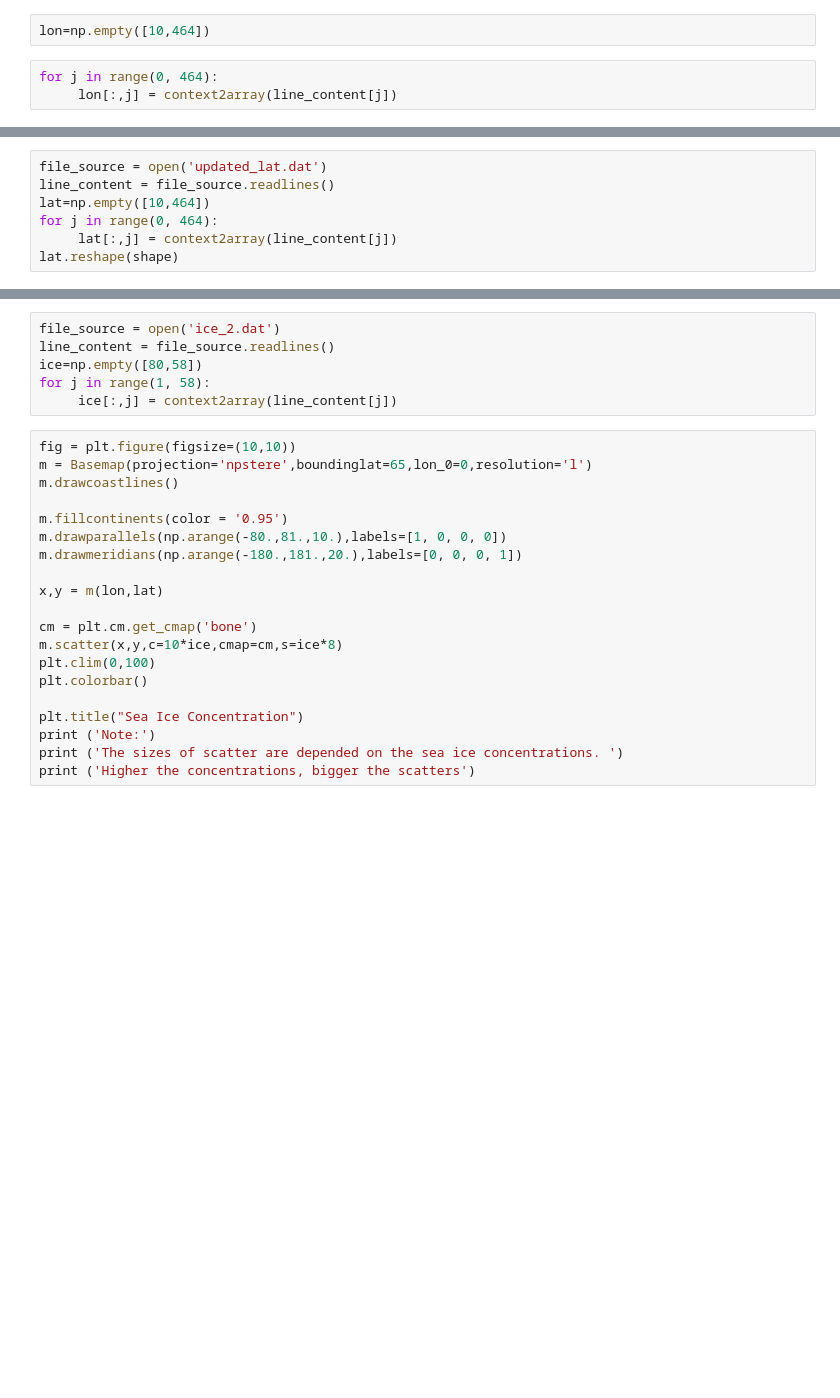
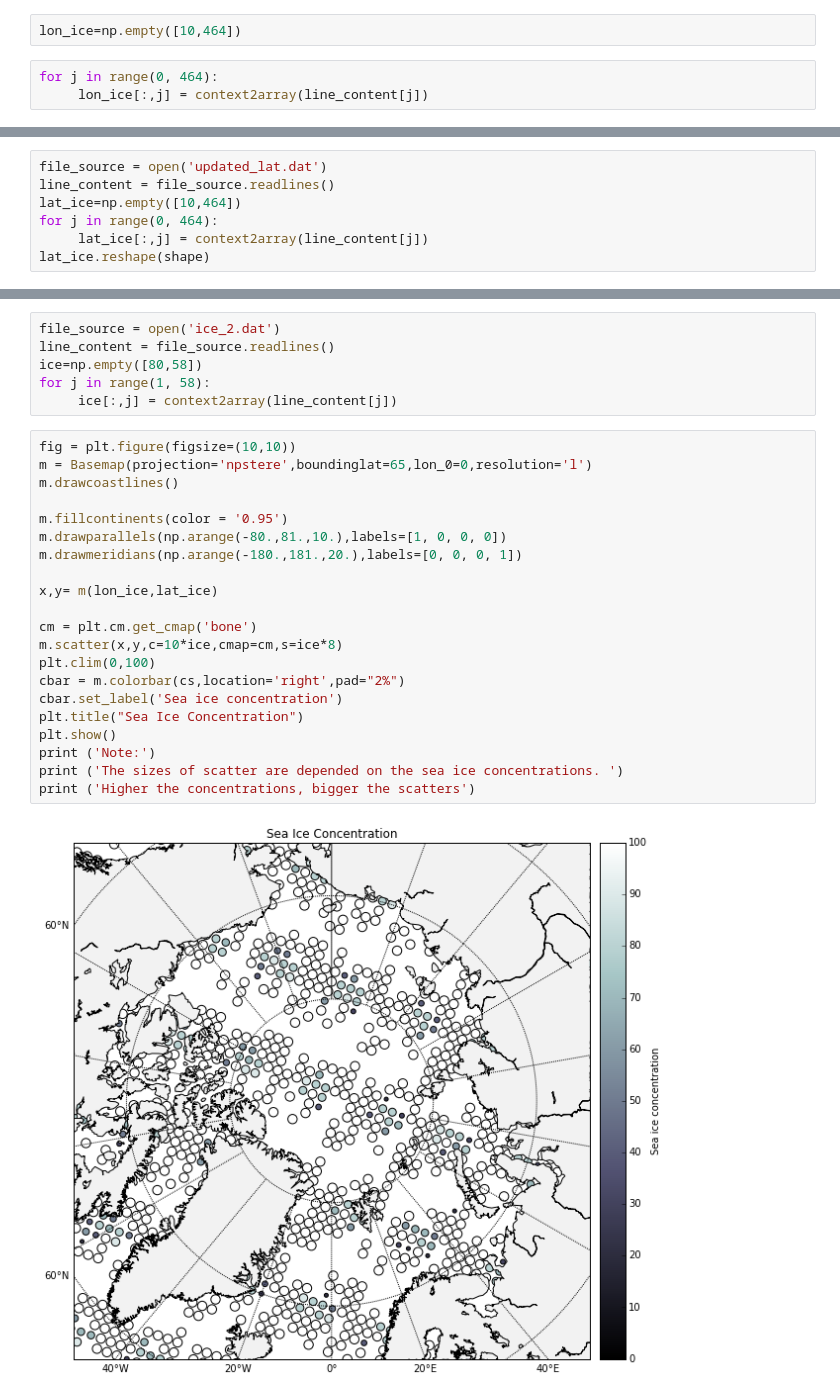
Before and after one commit to UBC-MOAD/analysis-cindy, a Jupyter notebook: notebooks/SesIce Concentration.ipynb, the cells around one changed output, grey strips where cells are left out. Drawn from its saved outputs; the diff is of its cells as text; blank space fills up the shorter version.

```diff
--- a/notebooks/SesIce Concentration.ipynb
+++ b/notebooks/SesIce Concentration.ipynb
@@ -20,9 +20,9 @@ def context2array(context):
     return np.matrix([map(float, re.split('\s+', ln.strip()))
       for ln in context.splitlines() if ln.strip()])
 # %%
-lon=np.empty([10,464])
+lon_ice=np.empty([10,464])
 # %%
 for j in range(0, 464):
-     lon[:,j] = context2array(line_content[j])
+     lon_ice[:,j] = context2array(line_content[j])
 # %%
 shape = ( 80, 58 )
@@ -44,10 +44,10 @@ array([[ 125.9228,  116.2189,  101.3287, ...,    5.2777,  134.7989,
 # %%
 file_source = open('updated_lat.dat')
 line_content = file_source.readlines()
-lat=np.empty([10,464])
+lat_ice=np.empty([10,464])
 for j in range(0, 464):
-     lat[:,j] = context2array(line_content[j])
-lat.reshape(shape)
+     lat_ice[:,j] = context2array(line_content[j])
+lat_ice.reshape(shape)
 # %% [output]
 array([[ 48.9512,  56.7585,  63.0742, ...,  50.1879,  52.4234,  61.1556],
        [ 68.7397,  73.5076,  72.912 , ...,  64.368 ,  73.3567,  80.1511],
@@ -65,24 +65,26 @@ for j in range(1, 58):
 # %%
 fig = plt.figure(figsize=(10,10))
 m = Basemap(projection='npstere',boundinglat=65,lon_0=0,resolution='l')
 m.drawcoastlines()
 
 m.fillcontinents(color = '0.95')
 m.drawparallels(np.arange(-80.,81.,10.),labels=[1, 0, 0, 0])
 m.drawmeridians(np.arange(-180.,181.,20.),labels=[0, 0, 0, 1])
 
-x,y = m(lon,lat)
+x,y= m(lon_ice,lat_ice)
 
 cm = plt.cm.get_cmap('bone')
 m.scatter(x,y,c=10*ice,cmap=cm,s=ice*8)
 plt.clim(0,100)
-plt.colorbar()
-
+cbar = m.colorbar(cs,location='right',pad="2%")
+cbar.set_label('Sea ice concentration')
 plt.title("Sea Ice Concentration")
+plt.show()
 print ('Note:')
 print ('The sizes of scatter are depended on the sea ice concentrations. ')
 print ('Higher the concentrations, bigger the scatters')
 # %% [output]
+[figure, new version]
 Note:
 The sizes of scatter are depended on the sea ice concentrations.
 Higher the concentrations, bigger the scatters
```
Also changed, not shown: parts of 6 cells of this notebook.
